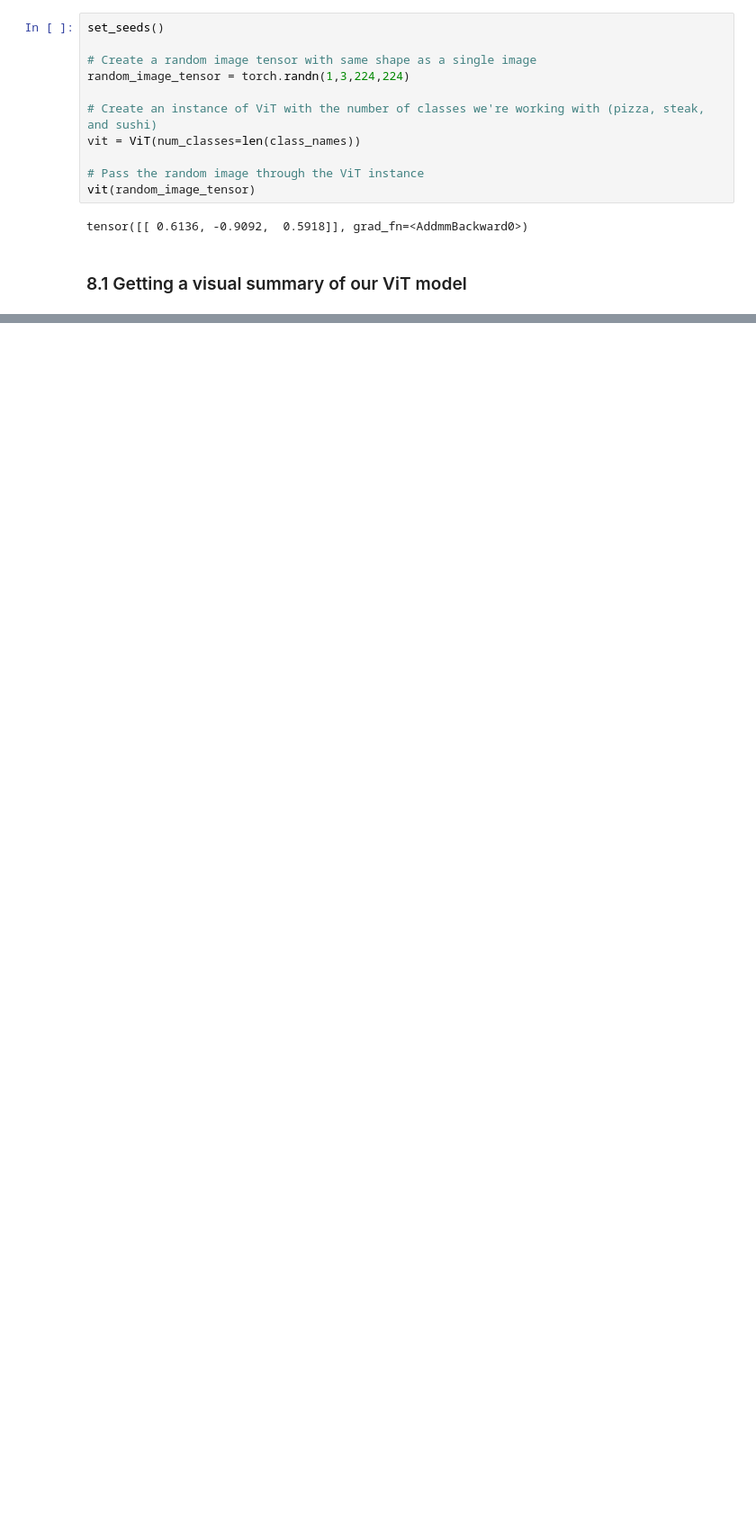
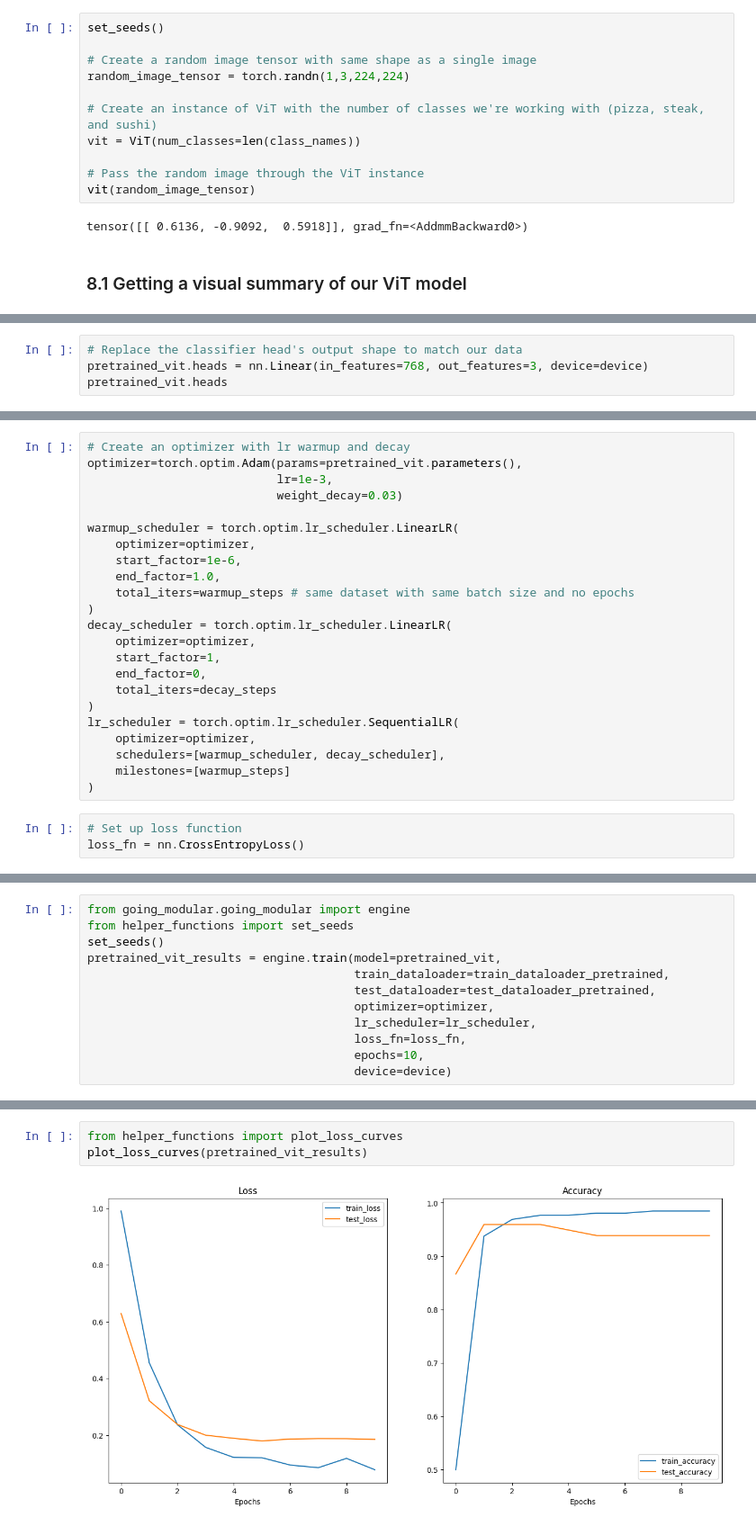
Before and after one commit to AvalonEnjoyer/pytorch-ViT-paper-replication, a Jupyter notebook: 08_pytorch_paper_replicating_self.ipynb, the cells around one changed output, grey strips where cells are left out. Shown at 90% size. Drawn from its saved outputs; the diff is of its cells as text; blank space fills up the shorter version.

```diff
--- a/08_pytorch_paper_replicating_self.ipynb
+++ b/08_pytorch_paper_replicating_self.ipynb
@@ -1169,0 +1902,4 @@ Model training to be continued
+# %%
+# Replace the classifier head's output shape to match our data
+pretrained_vit.heads = nn.Linear(in_features=768, out_features=3, device=device)
+pretrained_vit.heads
@@ -1169,0 +1957,26 @@ Model training to be continued
+# %%
+# Create an optimizer with lr warmup and decay
+optimizer=torch.optim.Adam(params=pretrained_vit.parameters(),
+                           lr=1e-3,
+                           weight_decay=0.03)
+
+warmup_scheduler = torch.optim.lr_scheduler.LinearLR(
+    optimizer=optimizer,
+    start_factor=1e-6,
+    end_factor=1.0,
+    total_iters=warmup_steps # same dataset with same batch size and no epochs
+)
+decay_scheduler = torch.optim.lr_scheduler.LinearLR(
+    optimizer=optimizer,
+    start_factor=1,
+    end_factor=0,
+    total_iters=decay_steps
+)
+lr_scheduler = torch.optim.lr_scheduler.SequentialLR(
+    optimizer=optimizer,
+    schedulers=[warmup_scheduler, decay_scheduler],
+    milestones=[warmup_steps]
+)
+# %%
+# Set up loss function
+loss_fn = nn.CrossEntropyLoss()
@@ -1169,0 +1985,12 @@ Model training to be continued
+# %%
+from going_modular.going_modular import engine
+from helper_functions import set_seeds
+set_seeds()
+pretrained_vit_results = engine.train(model=pretrained_vit,
+                                      train_dataloader=train_dataloader_pretrained,
+                                      test_dataloader=test_dataloader_pretrained,
+                                      optimizer=optimizer,
+                                      lr_scheduler=lr_scheduler,
+                                      loss_fn=loss_fn,
+                                      epochs=10,
+                                      device=device)
@@ -1169,0 +2010,5 @@ Model training to be continued
+# %%
+from helper_functions import plot_loss_curves
+plot_loss_curves(pretrained_vit_results)
+# %% [output]
+[figure, added]
```
Also changed, not shown: parts of 76 cells of this notebook, 10 other files.
